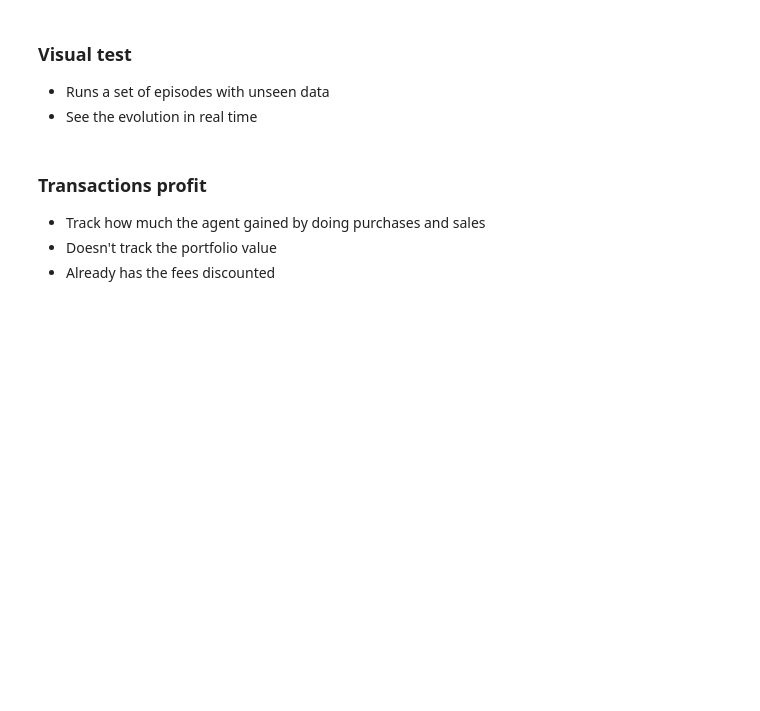
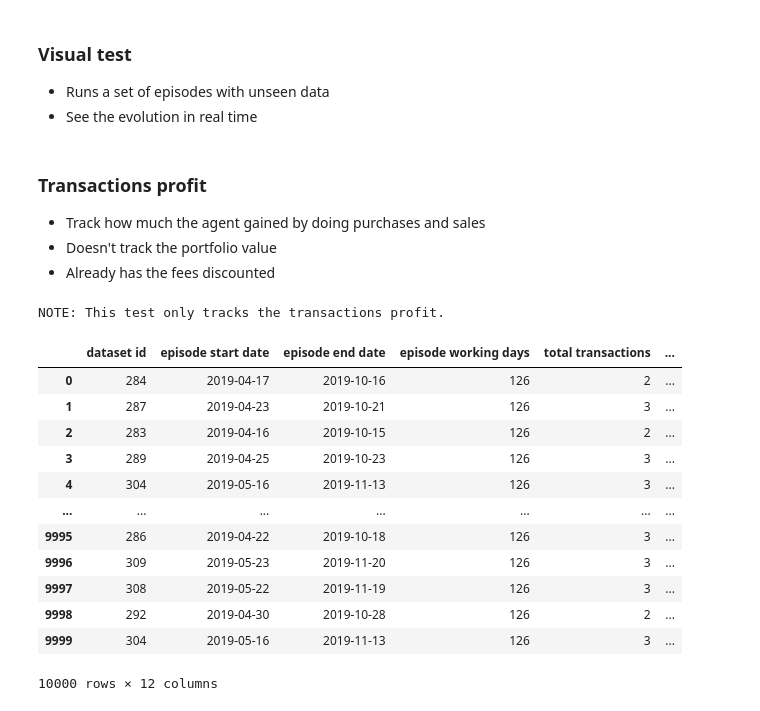
Before and after one commit to pihh/reinforcement-learning, a Jupyter notebook: msft__trading_environment__ppo_agent.ipynb, the cells around one changed output. Drawn from its saved outputs; the diff is of its cells as text; code cells hidden in the pictures; blank space fills up the shorter version.

```diff
--- a/msft__trading_environment__ppo_agent.ipynb
+++ b/msft__trading_environment__ppo_agent.ipynb
@@ -116,7 +119,7 @@ agent.training_duration
 * Stores the results in a csv file for later consulting
 # %%
 success = 0
-n_tests = 1000
+n_tests = 10000
 
 scores = []
 targets = []
@@ -233,7 +292,7 @@ test_results_dataframe_summary.T
 * Already has the fees discounted
 # %%
 success = 0
-n_tests = 1000
+n_tests = 10000
 
 test_transactions_results_data = []
 test_transactions_results_columns = [
@@ -307,33 +366,48 @@ for i in trange(n_tests):
             test_transactions_results_data.append([
                 agent.env.dataset_idx,
                 agent.env.df.iloc[agent.env.lookback].name,
                 agent.env.df.iloc[-1].name,
                 agent.env.window_size,
                 len(profits),
                 len(_profits[_profits > 0]),
                 len(_profits[_profits <= 0]),
                 sum(profits)*100,
                 agent.env.initial_investment,
                 agent.env.portfolio_value,
                 agent.env.df_name,
                 agent.hash
             ])
 
 
         step+=1
         state = next_state
         score += reward
 
 
 agent.env.close()
 
 
 test_transactions_results_dataframe = pd.DataFrame(test_transactions_results_data,columns=test_transactions_results_columns)
 
 agent.results_writer.store_test_results(agent,test_transactions_results_dataframe,name="test_transactions")
 
 # Display dataframe
 test_transactions_results_dataframe
+# %% [output]
+NOTE: This test only tracks the transactions profit.
+|  | dataset id | episode start date | episode end date | episode working days | total transactions | ... |
+| 0 | 284 | 2019-04-17 | 2019-10-16 | 126 | 2 | ... |
+| 1 | 287 | 2019-04-23 | 2019-10-21 | 126 | 3 | ... |
+| 2 | 283 | 2019-04-16 | 2019-10-15 | 126 | 2 | ... |
+| 3 | 289 | 2019-04-25 | 2019-10-23 | 126 | 3 | ... |
+| 4 | 304 | 2019-05-16 | 2019-11-13 | 126 | 3 | ... |
+| ... | ... | ... | ... | ... | ... | ... |
+| 9995 | 286 | 2019-04-22 | 2019-10-18 | 126 | 3 | ... |
+| 9996 | 309 | 2019-05-23 | 2019-11-20 | 126 | 3 | ... |
+| 9997 | 308 | 2019-05-22 | 2019-11-19 | 126 | 3 | ... |
+| 9998 | 292 | 2019-04-30 | 2019-10-28 | 126 | 2 | ... |
+| 9999 | 304 | 2019-05-16 | 2019-11-13 | 126 | 3 | ... |
+10000 rows × 12 columns
 # %%
 failed_episodes_df = test_transactions_results_dataframe[test_transactions_results_dataframe['total transaction profit %'] <= 0]
 failed_episodes_idx = failed_episodes_df['dataset id'].unique()
```
Also changed, not shown: parts of 5 cells of this notebook, 11 other files.
